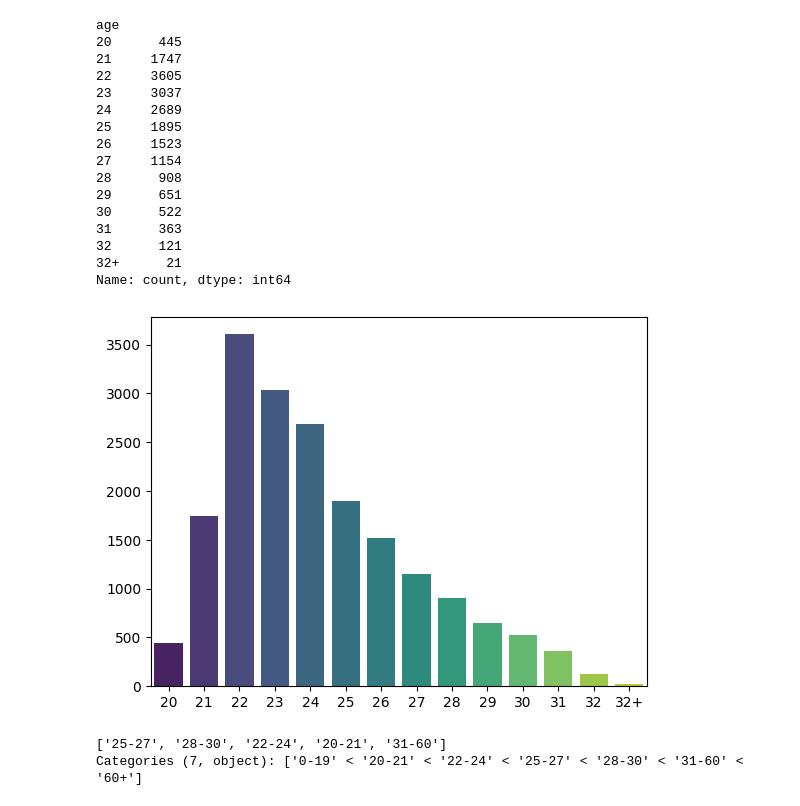
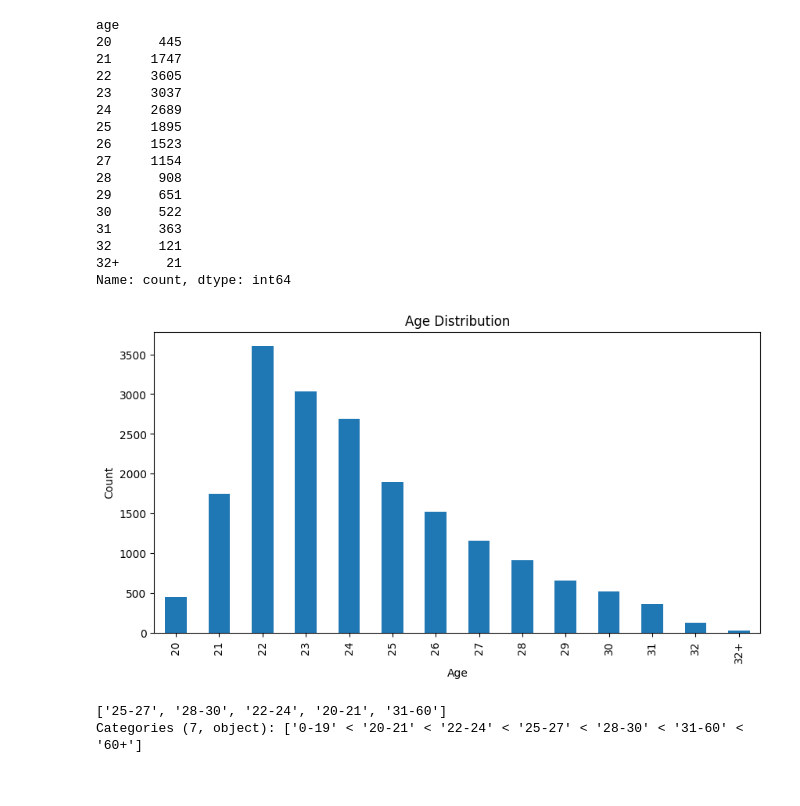
Before and after one commit to AshuutoshVish/Models_Training, a Jupyter notebook: re-preprocessing-byjus.ipynb, the cells around one changed output. Cells and saved outputs as stored; diff of their text form; code cells hidden in the pictures.

```diff
--- a/re-preprocessing-byjus.ipynb
+++ b/re-preprocessing-byjus.ipynb
@@ -103,3 +50,6 @@ memory usage: 8.4+ MB
 df.shape
 # %% [output]
 (21256, 52)
+# %%
+df = df.drop(columns='name')
+df.shape
@@ -106,5 +68,5 @@ df.shape
 # %%
-columns_to_drop = df.columns[8:18]
+columns_to_drop = df.columns[7:17]
 print("Dropping the following columns:")
 print(columns_to_drop)
 # %% [output]
@@ -142,0 +104,4 @@ df.shape
+# %%
+df.dropna(inplace=True)
+df.drop_duplicates(inplace=True)
+df.reset_index(drop=True, inplace=True)
@@ -183,16 +136,14 @@ age
 32      121
 32+      21
 Name: count, dtype: int64
-# %%
-age_counts = {
-    '20': 445, '21': 1747, '22': 3605, '23': 3037, '24': 2689, '25': 1895, '26': 1523,
-    '27': 1154, '28': 908, '29': 651, '30': 522, '31': 363, '32': 121, '32+': 21
-}
-age_series = pd.Series(age_counts)
-sns.barplot(x=age_series.index, y=age_series.values, palette="viridis")
-plt.show()
-# %% [output]
-[figure, removed]
+# %%
+df['age'].value_counts().sort_index().plot(kind='bar', figsize=(10,5))
+plt.xlabel('Age')
+plt.ylabel('Count')
+plt.title('Age Distribution')
+plt.show()
+# %% [output]
+[figure, added]
 # %%
 # Convert to int
 df['age'] = df['age'].replace('32+', '32').astype(int)
```
Also changed, not shown: parts of 198 cells of this notebook.
